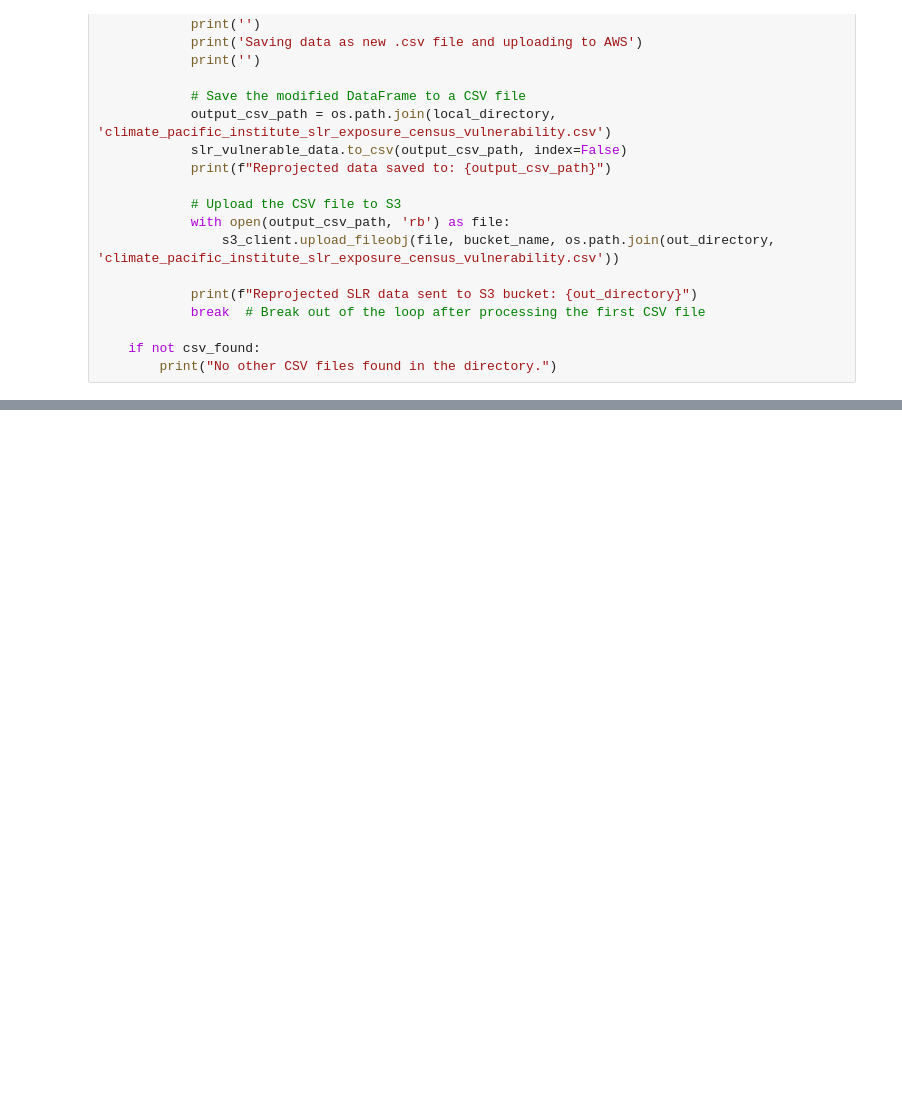
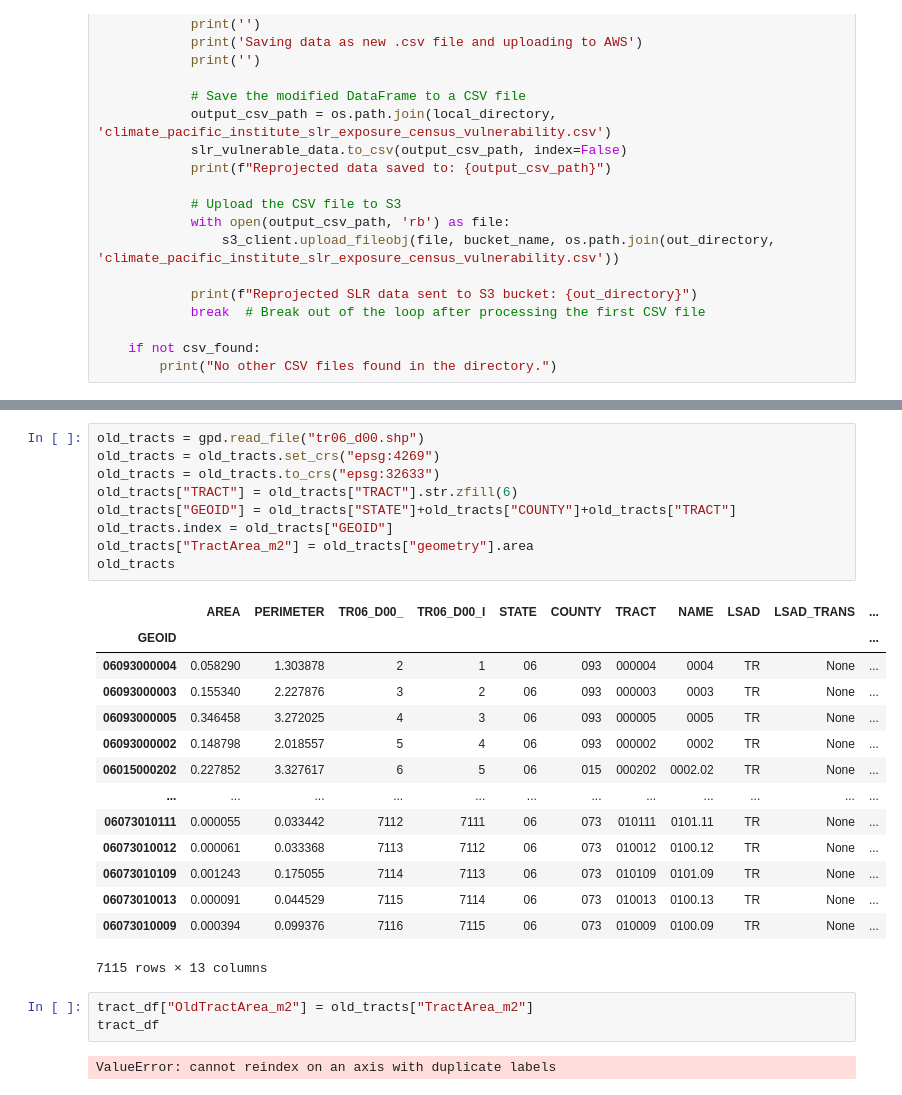
Before and after one commit to Eagle-Rock-Analytics/carb-climate-index, a Jupyter notebook: scripts/data_reproject/pacific_institute_slr_tract.ipynb, the cells around one changed output, grey strips where cells are left out. Saved outputs shown, nothing was run; the diff lists cells and outputs as text; blank space fills up the shorter version.

Commit message:
progress on aggregating from block to tract

```diff
--- a/scripts/data_reproject/pacific_institute_slr_tract.ipynb
+++ b/scripts/data_reproject/pacific_institute_slr_tract.ipynb
@@ -101,0 +160,29 @@ No CSV file found in the directory.
+# %%
+old_tracts = gpd.read_file("tr06_d00.shp")
+old_tracts = old_tracts.set_crs("epsg:4269")
+old_tracts = old_tracts.to_crs("epsg:32633")
+old_tracts["TRACT"] = old_tracts["TRACT"].str.zfill(6)
+old_tracts["GEOID"] = old_tracts["STATE"]+old_tracts["COUNTY"]+old_tracts["TRACT"]
+old_tracts.index = old_tracts["GEOID"]
+old_tracts["TractArea_m2"] = old_tracts["geometry"].area
+old_tracts
+# %% [output]
+|  | AREA | PERIMETER | TR06_D00_ | TR06_D00_I | STATE | COUNTY | TRACT | NAME | LSAD | LSAD_TRANS | ... |
+| GEOID |  |  |  |  |  |  |  |  |  |  | ... |
+| 06093000004 | 0.058290 | 1.303878 | 2 | 1 | 06 | 093 | 000004 | 0004 | TR | None | ... |
+| 06093000003 | 0.155340 | 2.227876 | 3 | 2 | 06 | 093 | 000003 | 0003 | TR | None | ... |
+| 06093000005 | 0.346458 | 3.272025 | 4 | 3 | 06 | 093 | 000005 | 0005 | TR | None | ... |
+| 06093000002 | 0.148798 | 2.018557 | 5 | 4 | 06 | 093 | 000002 | 0002 | TR | None | ... |
+| 06015000202 | 0.227852 | 3.327617 | 6 | 5 | 06 | 015 | 000202 | 0002.02 | TR | None | ... |
+| ... | ... | ... | ... | ... | ... | ... | ... | ... | ... | ... | ... |
+| 06073010111 | 0.000055 | 0.033442 | 7112 | 7111 | 06 | 073 | 010111 | 0101.11 | TR | None | ... |
+| 06073010012 | 0.000061 | 0.033368 | 7113 | 7112 | 06 | 073 | 010012 | 0100.12 | TR | None | ... |
+| 06073010109 | 0.001243 | 0.175055 | 7114 | 7113 | 06 | 073 | 010109 | 0101.09 | TR | None | ... |
+| 06073010013 | 0.000091 | 0.044529 | 7115 | 7114 | 06 | 073 | 010013 | 0100.13 | TR | None | ... |
+| 06073010009 | 0.000394 | 0.099376 | 7116 | 7115 | 06 | 073 | 010009 | 0100.09 | TR | None | ... |
+7115 rows × 13 columns
+# %%
+tract_df["OldTractArea_m2"] = old_tracts["TractArea_m2"]
+tract_df
+# %% [output]
+ValueError: cannot reindex on an axis with duplicate labels
```
Also changed, not shown: parts of 6 cells of this notebook.
